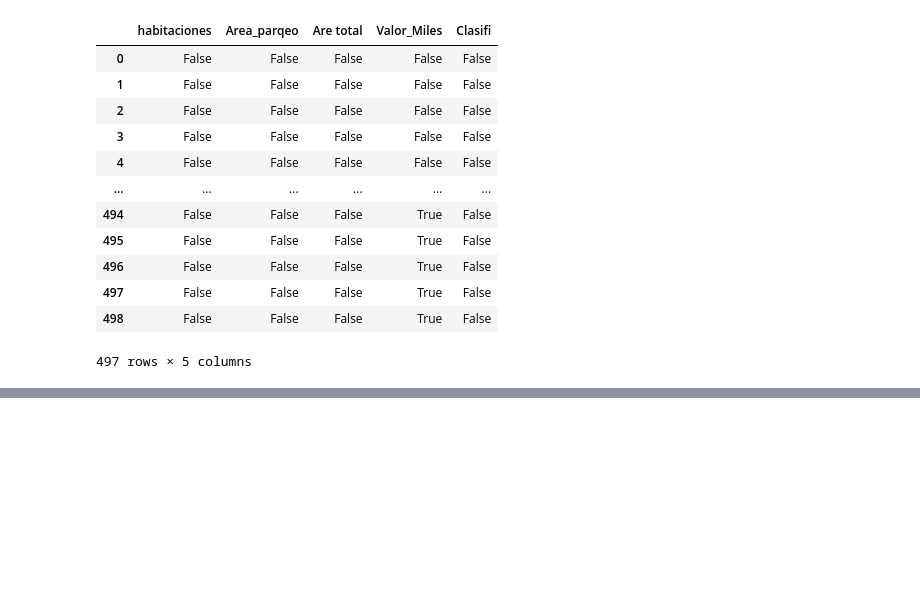
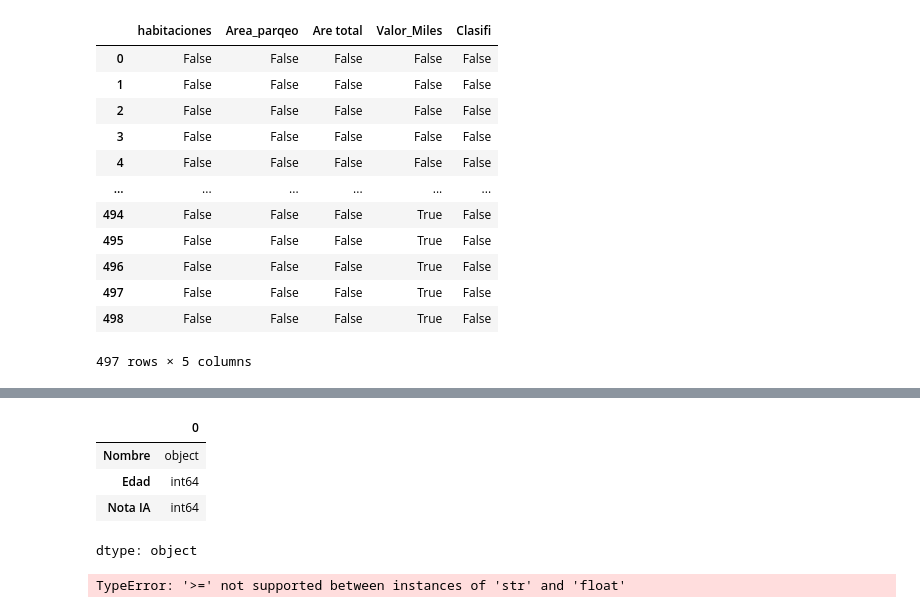
Before and after one commit to jgesc-05/clase-inteligencia-artificial, a Jupyter notebook: EDA.ipynb, the cells around one changed output, grey strips where cells are left out. Drawn from its saved outputs; the diff is of its cells as text; code cells hidden in the pictures; blank space fills up the shorter version.

```diff
--- a/EDA.ipynb
+++ b/EDA.ipynb
@@ -151,0 +282,20 @@ df.isnull()
+# %%
+alumnos.dtypes
+# %% [output]
+|  | 0 |
+| Nombre | object |
+| Edad | int64 |
+| Nota IA | int64 |
+dtype: object
+# %%
+alumnos['Edad'].mean()
+
+#No hay ninguna diferencia entre corchetes y sin corchetes si el nombre del feature es sin espacios ni caracteres especiales
+
+
+#máxima nota
+alumnos['Nota IA'].max()
+
+#Mayor o igual a 3.5
+# %% [output]
+TypeError: '>=' not supported between instances of 'str' and 'float'
```
Also changed, not shown: parts of 13 cells of this notebook.
